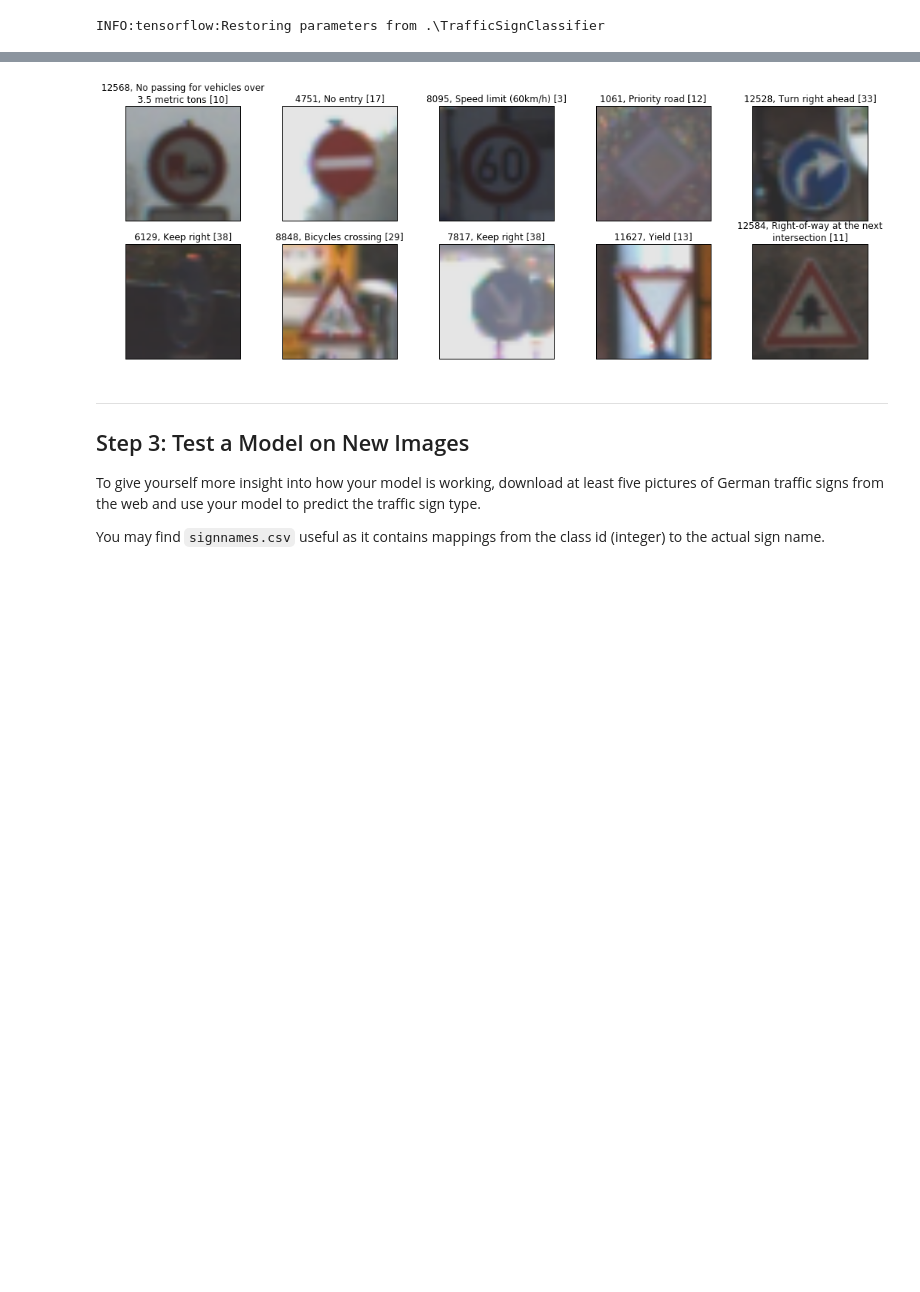
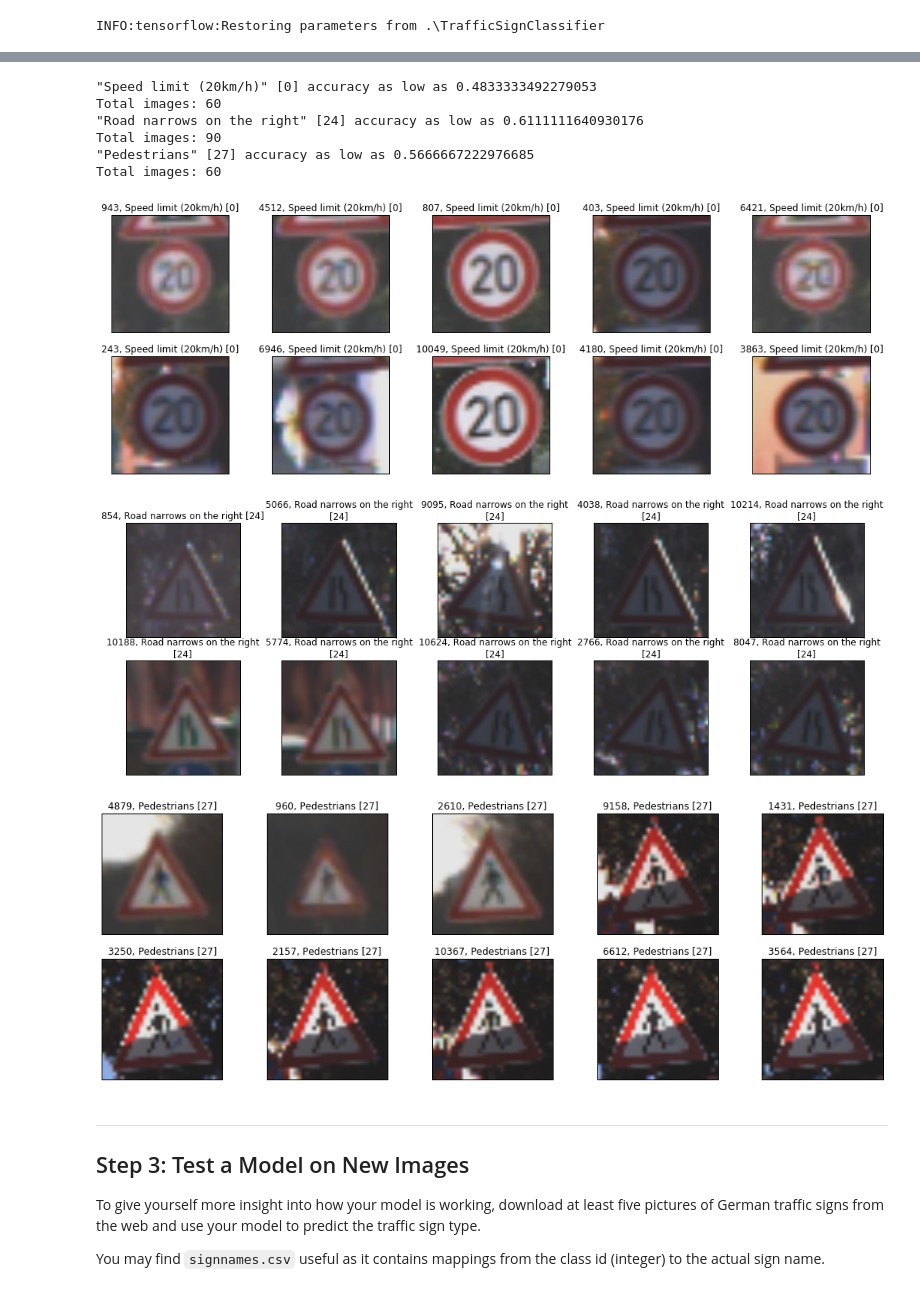
Before and after one commit to Grety/CarND-Traffic-Sign-Classifier-Project, a Jupyter notebook: Traffic_Sign_Classifier.ipynb, the cells around one changed output, grey strips where cells are left out. Cells and saved outputs as stored; diff of their text form; code cells hidden in the pictures; blank space fills up the shorter version.

```diff
--- a/Traffic_Sign_Classifier.ipynb
+++ b/Traffic_Sign_Classifier.ipynb
@@ -654,7 +667,17 @@ print(lowest)
-# %%
-show_random_images(X_test_norm, y_test_norm, 10)
-# %% [output]
-[figure, removed]
+# %%
+for i, k in enumerate(lowest.keys()):
+    print ('"{}" [{}] accuracy as low as {}'.format(label_names[str(k)], k, lowest[k]))
+    show_random_images(X_test_norm, y_test_norm, 10, [k])
+# %% [output]
+"Speed limit (20km/h)" [0] accuracy as low as 0.4833333492279053
+Total images: 60
+"Road narrows on the right" [24] accuracy as low as 0.6111111640930176
+Total images: 90
+"Pedestrians" [27] accuracy as low as 0.5666667222976685
+Total images: 60
+[figure, added]
+[figure, added]
+[figure, added]
 # %% [markdown]
 ---
 
```
Also changed, not shown: parts of 19 cells of this notebook.
